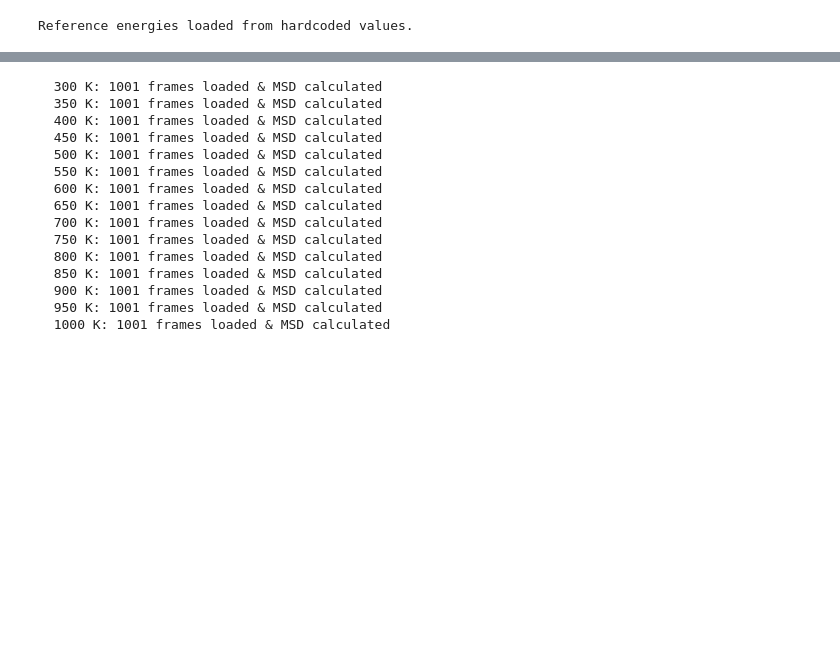
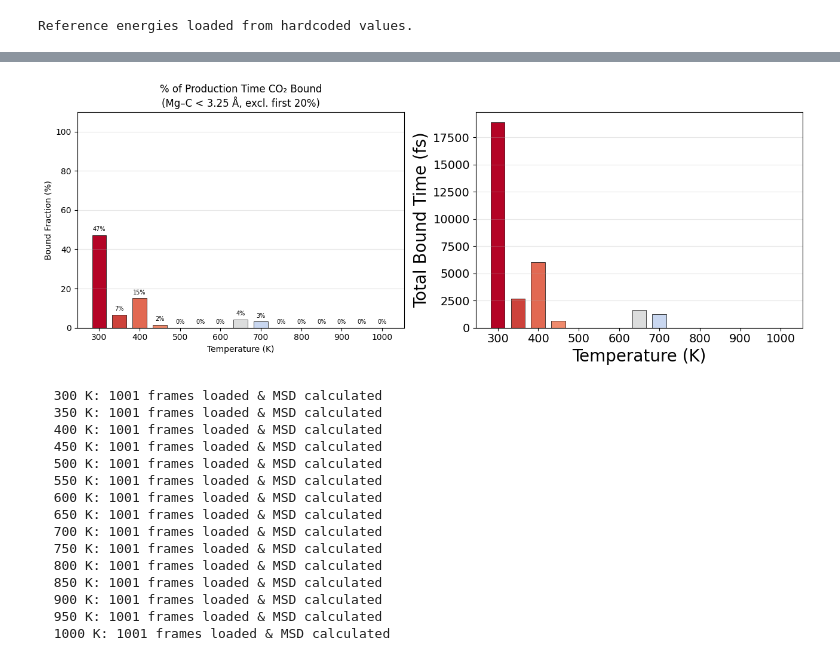
Before and after one commit to cl6767/cbe423-final_project, a Jupyter notebook: plotting_files.ipynb, the cells around one changed output, grey strips where cells are left out. Cells and saved outputs as stored; diff of their text form; code cells hidden in the pictures; blank space fills up the shorter version.

```diff
--- a/plotting_files.ipynb
+++ b/plotting_files.ipynb
@@ -243,0 +461,71 @@ T (K)    <E_bind> (eV)      std        <Mg-O> (Å)      std
+# %%
+# -------------------------------------------------------
+# Plot 5 — Box plot of "binding time" (Mg–C distance < threshold)
+# -------------------------------------------------------
+BINDING_THRESHOLD_A = 3.25   # Å — distance cutoff for "bound"
+EQ_CUT_FRAC         = 0.20  # discard first 20% as equilibration
+
+binding_times = {}   # T -> total fs spent bound (production window only)
+bound_fracs   = {}   # T -> fraction of production frames that are bound
+
+for T, fpath in zip(temperatures, traj_files):
+    traj = Trajectory(fpath, "r")
+    frames = list(traj)
+
+    eq_cut = int(len(frames) * EQ_CUT_FRAC)
+    prod_frames = frames[eq_cut:]
+
+    bound_count = 0
+    for atoms in prod_frames:
+        co2_start = len(atoms) - 3
+        c_indices = [j for j in range(co2_start, len(atoms)) if atoms[j].symbol == "C"]
+        if not c_indices:
+            continue
+        c_idx = c_indices[0]
+        mg_c_dist = atoms.get_distance(MG_IDX, c_idx, mic=True)
+        if mg_c_dist < BINDING_THRESHOLD_A:
+            bound_count += 1
+
+    total_prod_fs   = len(prod_frames) * TIMESTEP_FS * TRAJ_EVERY
+    bound_fs        = bound_count * TIMESTEP_FS * TRAJ_EVERY
+    binding_times[T] = bound_fs
+    bound_fracs[T]   = bound_count / len(prod_frames) if prod_frames else 0.0
+    print(f"  {T} K: bound {bound_count}/{len(prod_frames)} frames "
+          f"({bound_fracs[T]*100:.1f}%)  →  {bound_fs:.0f} / {total_prod_fs:.0f} fs")
+
+# Box plot — one box per temperature showing bound time distribution
+# Since we have one value per temperature (scalar), we instead do a bar + scatter
+# For a true box plot you'd need multiple independent runs per T.
+# Here we show bound fraction as a bar chart with the raw fs annotated.
+
+sorted_T     = sorted(binding_times.keys())
+frac_vals    = [bound_fracs[T] * 100 for T in sorted_T]   # percent
+time_vals    = [binding_times[T] for T in sorted_T]        # fs
+
+fig, (ax1, ax2) = plt.subplots(1, 2, figsize=(13, 5))
+
+# ── Left: bound fraction bar chart ──
+colors = plt.cm.coolwarm_r(np.linspace(0, 1, len(sorted_T)))
+bars = ax1.bar(sorted_T, frac_vals, width=35, color=colors, edgecolor='k', linewidth=0.5)
+ax1.set_xlabel("Temperature (K)")
+ax1.set_ylabel("Bound Fraction (%)")
+ax1.set_title(f"% of Production Time CO₂ Bound\n(Mg–C < {BINDING_THRESHOLD_A} Å, excl. first {int(EQ_CUT_FRAC*100)}%)")
+ax1.set_ylim(0, 110)
+ax1.grid(True, alpha=0.3, axis='y')
+for bar, val in zip(bars, frac_vals):
+    ax1.text(bar.get_x() + bar.get_width()/2, bar.get_height() + 1.5,
+             f"{val:.0f}%", ha='center', va='bottom', fontsize=7)
+
+# ── Right: bound time in fs ──
+ax2.bar(sorted_T, time_vals, width=35, color=colors, edgecolor='k', linewidth=0.5)
+ax2.set_xlabel("Temperature (K)", fontsize=20)
+ax2.set_ylabel("Total Bound Time (fs)", fontsize=20)
+#ax2.set_title(f"Total Production Time CO₂ Bound\n(Mg–C < {BINDING_THRESHOLD_A} Å)")
+ax2.grid(True, alpha=0.3, axis='y')
+ax2.tick_params(axis='both', labelsize=14)
+
+plt.tight_layout()
+#plt.savefig(f"binding_time_{datetime.now().strftime('%Y%m%d_%H%M%S')}.png",
+            #dpi=150, bbox_inches="tight")
+plt.show()
+# %% [output]
@@ -244,3 +547,4 @@ T (K)    <E_bind> (eV)      std        <Mg-O> (Å)      std
+[figure, added]
 # %%
 import numpy as np
 import matplotlib.pyplot as plt
```
Also changed, not shown: parts of 6 cells of this notebook.
